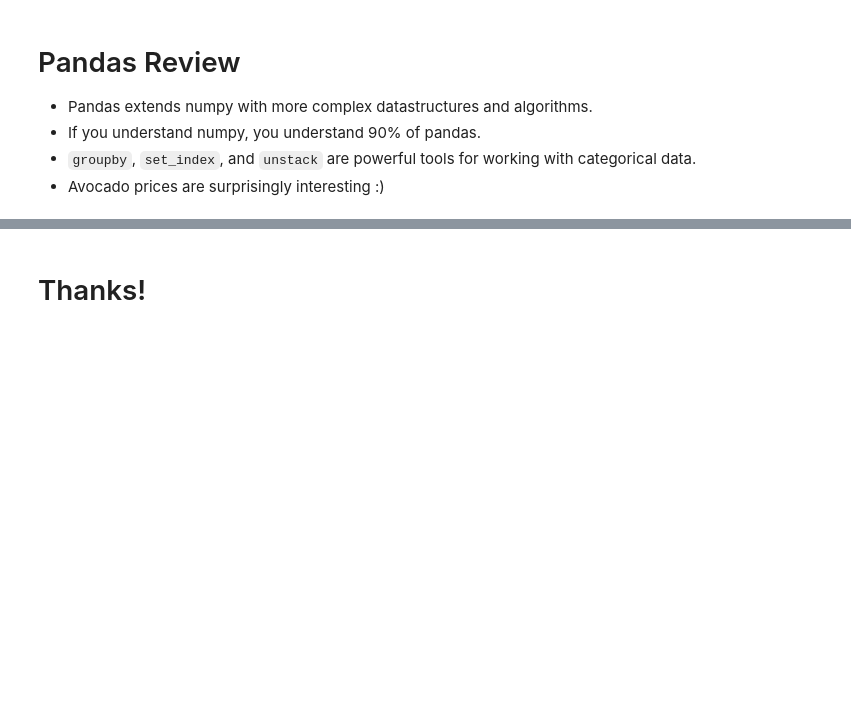
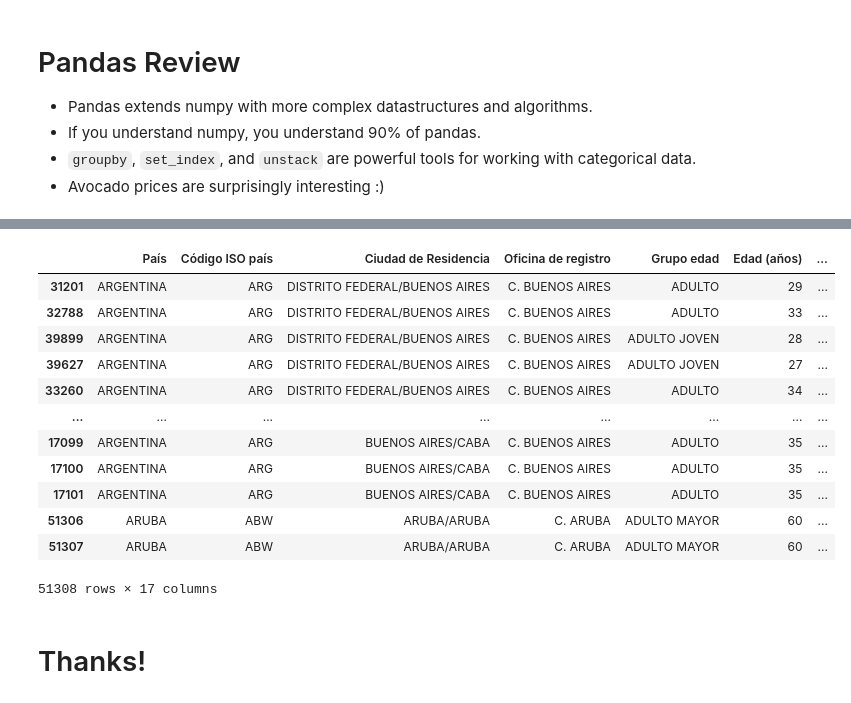
Before and after one commit to Rochy3/AlgorithmsUN2024II, a Jupyter notebook: Lab2/Rocsantofimiome_Lab2.ipynb, the cells around one changed output, grey strips where cells are left out. Drawn from its saved outputs; the diff is of its cells as text; code cells hidden in the pictures; blank space fills up the shorter version.

```diff
--- a/Lab2/Rocsantofimiome_Lab2.ipynb
+++ b/Lab2/Rocsantofimiome_Lab2.ipynb
@@ -1732,2 +1769,18 @@ ax.set_xticklabels(ax.get_xticklabels(), rotation=45);
+# %%
+info.sort_values(by='Cantidad de personas', ascending=False)
+# %% [output]
+|  | País | Código ISO país | Ciudad de Residencia | Oficina de registro | Grupo edad | Edad (años) | ... |
+| 31201 | ARGENTINA | ARG | DISTRITO FEDERAL/BUENOS AIRES | C. BUENOS AIRES | ADULTO | 29 | ... |
+| 32788 | ARGENTINA | ARG | DISTRITO FEDERAL/BUENOS AIRES | C. BUENOS AIRES | ADULTO | 33 | ... |
+| 39899 | ARGENTINA | ARG | DISTRITO FEDERAL/BUENOS AIRES | C. BUENOS AIRES | ADULTO JOVEN | 28 | ... |
+| 39627 | ARGENTINA | ARG | DISTRITO FEDERAL/BUENOS AIRES | C. BUENOS AIRES | ADULTO JOVEN | 27 | ... |
+| 33260 | ARGENTINA | ARG | DISTRITO FEDERAL/BUENOS AIRES | C. BUENOS AIRES | ADULTO | 34 | ... |
+| ... | ... | ... | ... | ... | ... | ... | ... |
+| 17099 | ARGENTINA | ARG | BUENOS AIRES/CABA | C. BUENOS AIRES | ADULTO | 35 | ... |
+| 17100 | ARGENTINA | ARG | BUENOS AIRES/CABA | C. BUENOS AIRES | ADULTO | 35 | ... |
+| 17101 | ARGENTINA | ARG | BUENOS AIRES/CABA | C. BUENOS AIRES | ADULTO | 35 | ... |
+| 51306 | ARUBA | ABW | ARUBA/ARUBA | C. ARUBA | ADULTO MAYOR | 60 | ... |
+| 51307 | ARUBA | ABW | ARUBA/ARUBA | C. ARUBA | ADULTO MAYOR | 60 | ... |
+51308 rows × 17 columns
 # %% [markdown]
 # Thanks!
```
Also changed, not shown: parts of 4 cells of this notebook.
